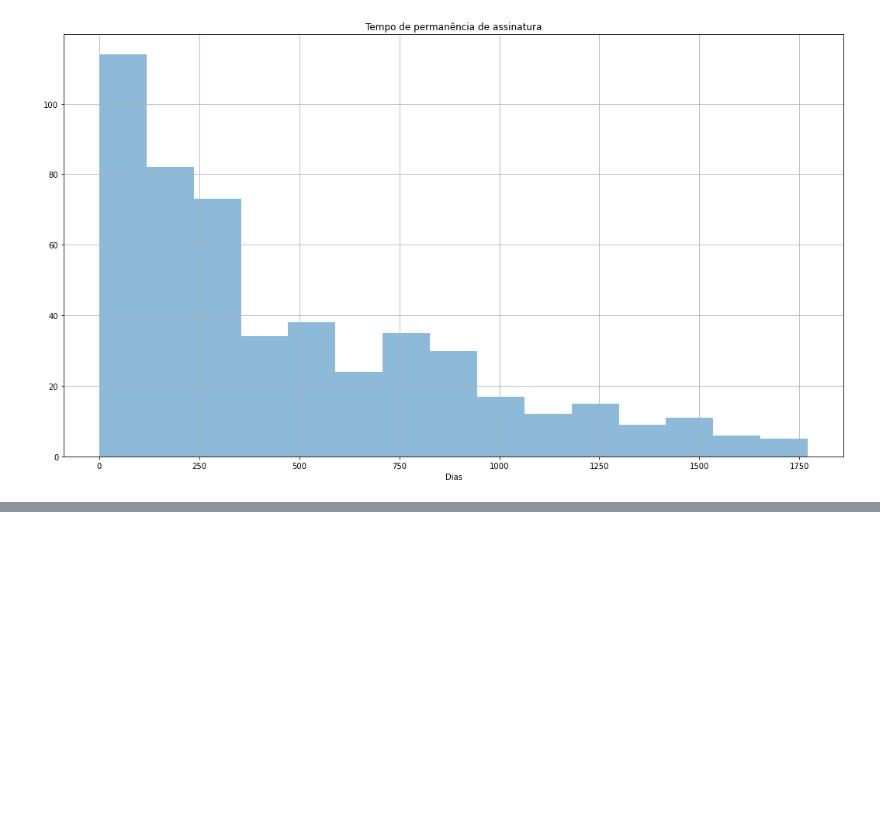
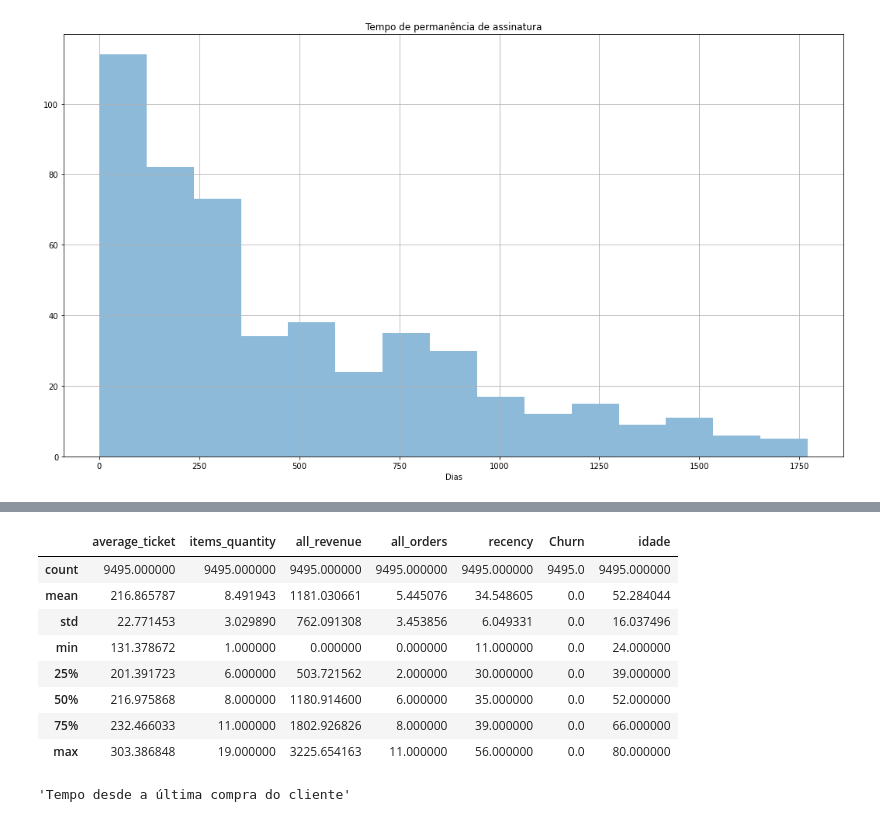
Before and after one commit to eduardoeqs/churn_analysis-Petlove, a Jupyter notebook: Analise_organizada.ipynb, the cells around one changed output, grey strips where cells are left out. Cells and saved outputs as stored; diff of their text form; code cells hidden in the pictures; blank space fills up the shorter version.

```diff
--- a/Analise_organizada.ipynb
+++ b/Analise_organizada.ipynb
@@ -310,0 +324,16 @@ plt.show()
+# %%
+df_config[df_config.Churn == 0].describe()
+# %% [output]
+|  | average_ticket | items_quantity | all_revenue | all_orders | recency | Churn | idade |
+| count | 9495.000000 | 9495.000000 | 9495.000000 | 9495.000000 | 9495.000000 | 9495.0 | 9495.000000 |
+| mean | 216.865787 | 8.491943 | 1181.030661 | 5.445076 | 34.548605 | 0.0 | 52.284044 |
+| std | 22.771453 | 3.029890 | 762.091308 | 3.453856 | 6.049331 | 0.0 | 16.037496 |
+| min | 131.378672 | 1.000000 | 0.000000 | 0.000000 | 11.000000 | 0.0 | 24.000000 |
+| 25% | 201.391723 | 6.000000 | 503.721562 | 2.000000 | 30.000000 | 0.0 | 39.000000 |
+| 50% | 216.975868 | 8.000000 | 1180.914600 | 6.000000 | 35.000000 | 0.0 | 52.000000 |
+| 75% | 232.466033 | 11.000000 | 1802.926826 | 8.000000 | 39.000000 | 0.0 | 66.000000 |
+| max | 303.386848 | 19.000000 | 3225.654163 | 11.000000 | 56.000000 | 0.0 | 80.000000 |
+# %%
+explain['recency']
+# %% [output]
+'Tempo desde a última compra do cliente'
```
Also changed, not shown: parts of 1 cell of this notebook, 1 other file.
